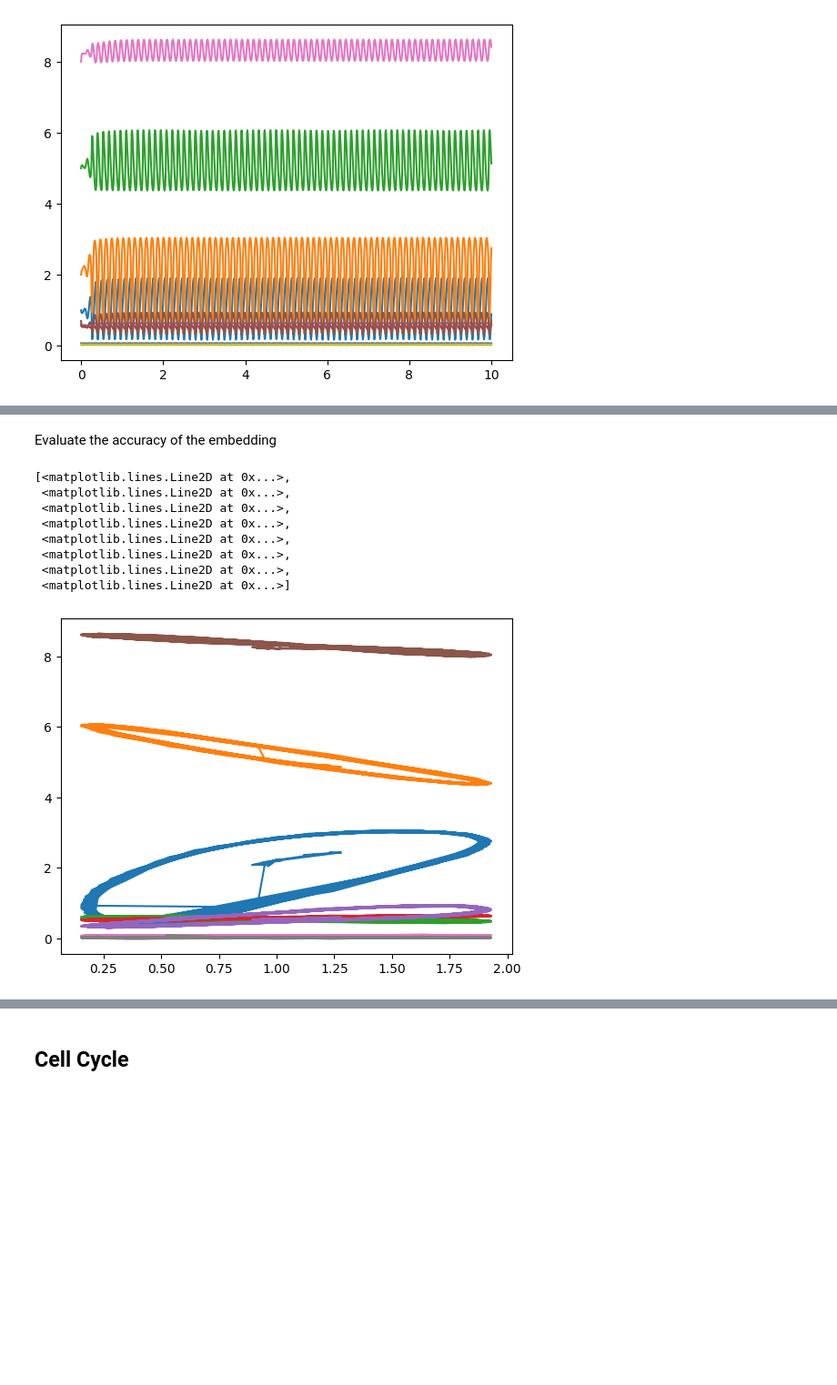
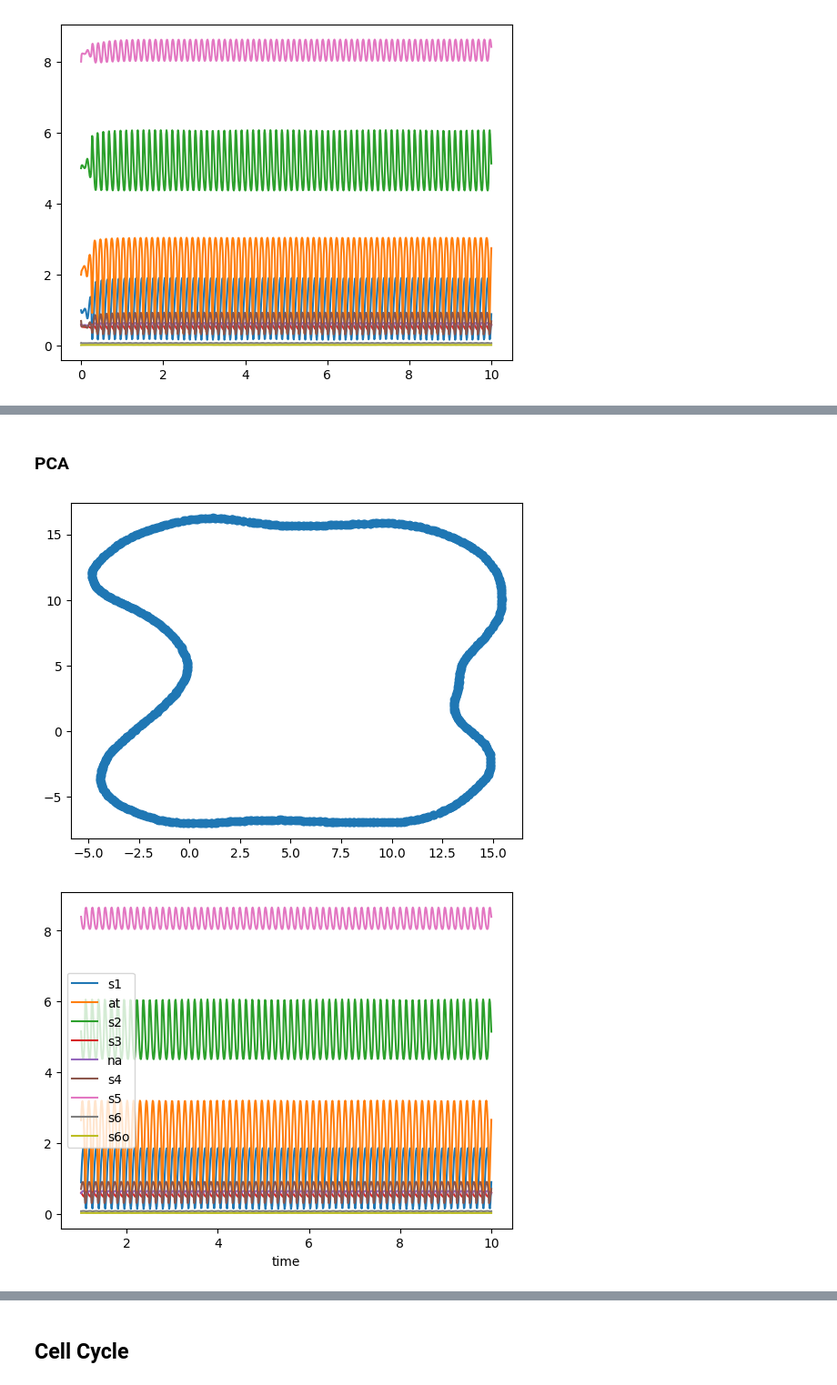
Before and after one commit to ModelEngineering/autoencodersb, a Jupyter notebook: notebooks/evaluating_autoencoders.ipynb, the cells around one changed output, grey strips where cells are left out. Shown at 91% size. Saved outputs shown, nothing was run; the diff lists cells and outputs as text; code cells hidden in the pictures; blank space fills up the shorter version.

Commit message:
Models from antimony simulation.

```diff
--- a/notebooks/evaluating_autoencoders.ipynb
+++ b/notebooks/evaluating_autoencoders.ipynb
@@ -112,23 +124,45 @@ OK!
 ##  plotSimulationFit
 # %%
 def plotSimulationFit(simulation_df: pd.DataFrame, num_epoch: int = 100, num_output_feature: int = 2,
-        offset:int = 0, is_plot: bool = True) -> ModelRunnerUMAP:
+        offset:int = 0, trained_runner: Optional[ModelRunnerUMAP] = None,
+        untrained_runner  = None, is_plot: bool = True) -> ModelRunnerUMAP:
     new_simulation_df = simulation_df.copy()
     new_simulation_df = simulation_df.loc[offset:, :]
-    runner = fitSimulation(new_simulation_df, num_epoch=num_epoch, num_output_feature=num_output_feature)
-    feature_tnsr = torch.Tensor(new_simulation_df.values[:, 1:])
-    prediction_tnsr = runner.predict(feature_tnsr)
+    variables = list(new_simulation_df.columns)
+    if trained_runner is None:
+        if untrained_runner is None:
+            trained_runner = fitSimulation(new_simulation_df, num_epoch=num_epoch, num_output_feature=num_output_feature,
+                    untrained_runner=untrained_runner)
+        else:
+            untrained_runner.fit(DataLoader(DatasetCSV(new_simulation_df[variables[1:]])))
+            trained_runner = untrained_runner
+    feature_tnsr = torch.Tensor(new_simulation_df[variables[1:]].values)
+    prediction_tnsr = trained_runner.predict(feature_tnsr)
     prediction_arr = prediction_tnsr.detach().to(cn.CPU).numpy()
     if is_plot:
-        del new_simulation_df["time"]
         plotUMAP(new_simulation_df.values)
         plt.plot(simulation_df.loc[offset:, "time"], prediction_arr)
         plt.xlabel("time")
-    return runner
+        plt.legend(variables[1:])
+        # Scatter plot
+        _, ax = plt.subplots(1, 1)
+        for idx, name in enumerate(variables[1:]):
+            ax.scatter(simulation_df.values[offset:, idx], prediction_arr[:, idx])
+        ax.set_xlabel("actual")
+        ax.set_ylabel("predicted")
+        ax.legend(variables[1:])
+    #
+    return trained_runner
 
 # Tests
-runner = plotSimulationFit(CELL_CYCLE_DF, num_epoch=10, offset=20, is_plot=False)
+is_plot = False
+
+runner = plotSimulationFit(CELL_CYCLE_DF, offset=20, num_epoch= 15, is_plot=is_plot)
 assert(isinstance(runner, ModelRunnerUMAP))
+#
+pca_runner = ModelRunnerPCA(n_components=2, random_state=42)
+trained_runner = plotSimulationFit(WOLF_DF, num_epoch=1000, untrained_runner=pca_runner, is_plot=is_plot)
+assert(isinstance(trained_runner, ModelRunnerPCA))
 print("OK!")
 # %% [output]
 OK!
@@ -334,15 +332,8 @@ new_runner = ModelRunnerUMAP.deserialize(path="wolf.pkl")
-# %% [markdown]
-Evaluate the accuracy of the embedding
-# %%
-reconstructed = reducer.inverse_transform(embedding)
-plt.plot(reconstructed[:, 0], reconstructed[:, 1:])
-# %% [output]
-[<matplotlib.lines.Line2D at 0x...>,
- <matplotlib.lines.Line2D at 0x...>,
- <matplotlib.lines.Line2D at 0x...>,
- <matplotlib.lines.Line2D at 0x...>,
- <matplotlib.lines.Line2D at 0x...>,
- <matplotlib.lines.Line2D at 0x...>,
- <matplotlib.lines.Line2D at 0x...>,
- <matplotlib.lines.Line2D at 0x...>]
-[figure, removed]
+# %% [markdown]
+### PCA
+# %%
+PCA_RUNNER = ModelRunnerPCA(n_components=2, random_state=42)
+WOLF_RUNNER_PCA = plotSimulationFit(WOLF_DF, offset=100, untrained_runner=PCA_RUNNER)
+# %% [output]
+[figure, added]
+[figure, added]
```
Also changed, not shown: parts of 29 cells of this notebook, 10 other files.
